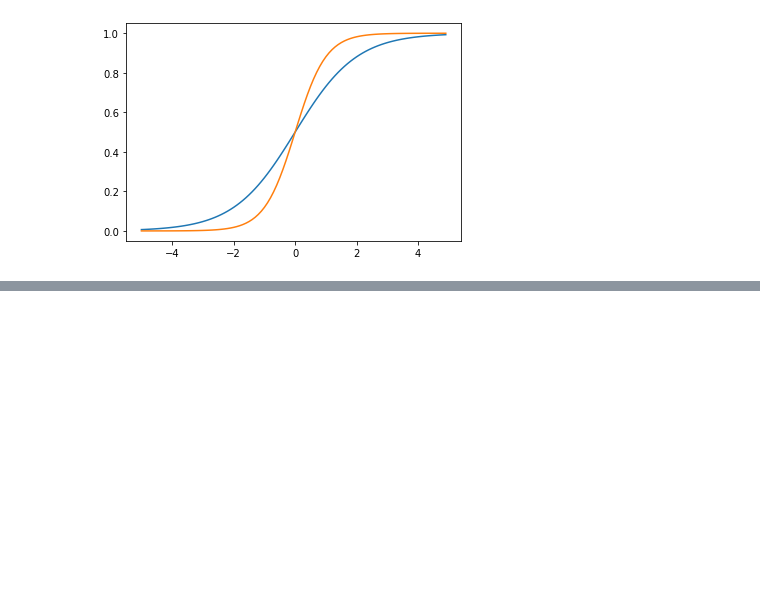
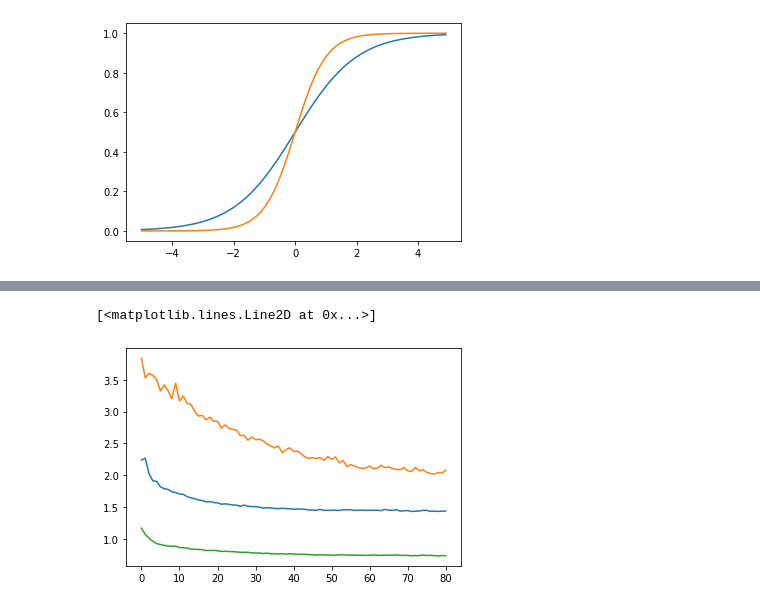
Before and after one commit to aidotse/Team-Yenomze, a Jupyter notebook: TestNotebook.ipynb, the cells around one changed output, grey strips where cells are left out. Cells and saved outputs as stored; diff of their text form; code cells hidden in the pictures; blank space fills up the shorter version.

```diff
--- a/TestNotebook.ipynb
+++ b/TestNotebook.ipynb
@@ -359,0 +436,6 @@ plt.plot(x, y2)
+# %%
+gan_train_csv = pd.read_csv("lossinfo/BESTTRAINING6/gan_train_loss_info.csv")
+col_names = ["Epoch"]
+col_names.extend(list(gan_train_csv.columns)[1:])
+gan_train_csv.columns = col_names
+gan_train_csv
@@ -359,0 +456,7 @@ plt.plot(x, y2)
+# %%
+plt.plot(gan_train_csv["Epoch"], gan_train_csv["val_v_lossC01"])
+plt.plot(gan_train_csv["Epoch"], gan_train_csv["val_v_lossC02"])
+plt.plot(gan_train_csv["Epoch"], gan_train_csv["val_v_lossC03"])
+# %% [output]
+[<matplotlib.lines.Line2D at 0x...>]
+[figure, added]
```
Also changed, not shown: parts of 22 cells of this notebook, 2 other files.
